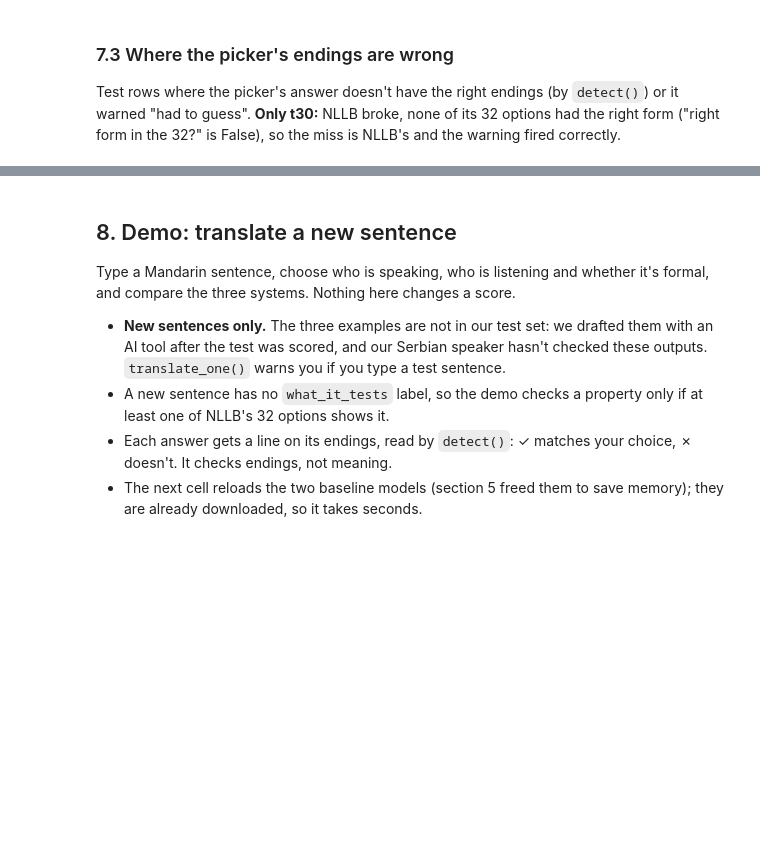
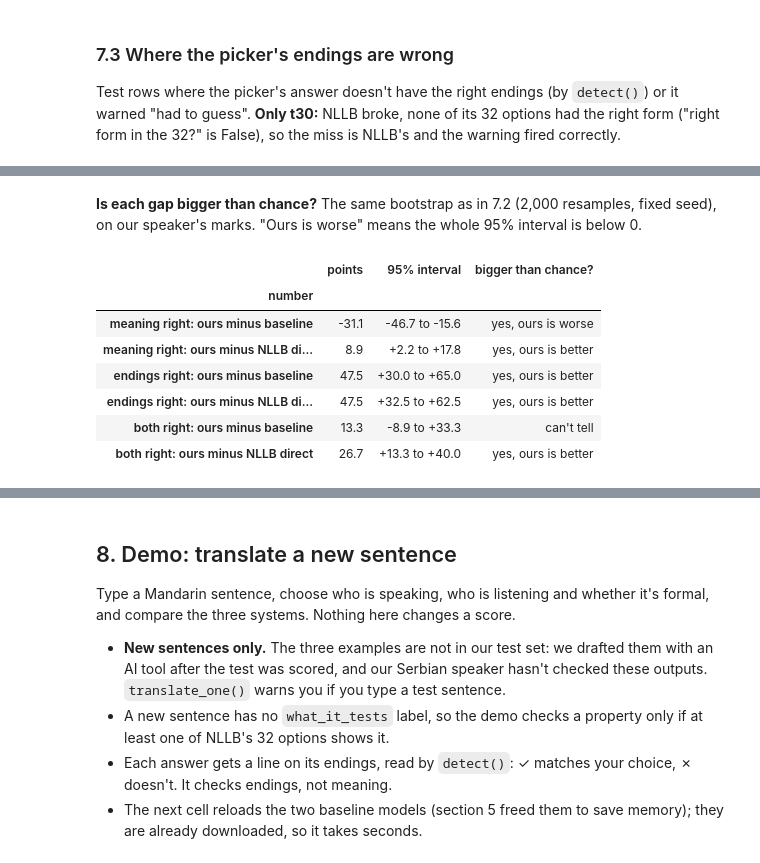
Before and after one commit to proelium27/veritas-ai-hackathon, a Jupyter notebook: notebook/model.ipynb, the cells around one changed output, grey strips where cells are left out. Cells and saved outputs as stored; diff of their text form; code cells hidden in the pictures; blank space fills up the shorter version.

```diff
--- a/notebook/model.ipynb
+++ b/notebook/model.ipynb
@@ -1415,0 +1500,41 @@ real_misses
+# %% [markdown]
+**Is each gap bigger than chance?** The same bootstrap as in 7.2 (2,000 resamples, fixed seed), on our speaker's marks. "Ours is worse" means the whole 95% interval is below 0.
+# %%
+# Bootstrap, as in 7.2: is the gap between ours and each other system bigger than chance?
+rng = np.random.default_rng(SEED)   # fixed seed: the same interval on every run
+
+
+def human_marks(prefix, kind):
+    """1/0 per test row from our speaker's marks: 'meaning', 'endings' or 'both'."""
+    meaning = checked[f"{prefix}_meaning"] == "y"
+    endings = checked[f"{prefix}_endings"] == "y"
+    marks = {"meaning": meaning, "endings": endings, "both": meaning & endings}[kind]
+    rows = tests_ending if kind == "endings" else pd.Series(True, index=checked.index)
+    return marks[rows].to_numpy(dtype=int)
+
+
+gap_rows = []
+for kind, label in [("meaning", "meaning right"), ("endings", "endings right"), ("both", "both right")]:
+    for other, other_name in [("baseline", "baseline"), ("direct", "NLLB direct")]:
+        ours, theirs = human_marks("picker", kind), human_marks(other, kind)
+        n = len(ours)
+        differences = []
+        for _ in range(N_RESAMPLES):
+            picks = rng.integers(0, n, n)          # n row numbers, drawn with replacement
+            differences.append(100 * (ours[picks].mean() - theirs[picks].mean()))
+        low, high = np.percentile(differences, [2.5, 97.5])
+        verdict = "yes, ours is better" if low > 0 else "yes, ours is worse" if high < 0 else "can't tell"
+        gap_rows.append({"number": f"{label}: ours minus {other_name}",
+                         "points": round(100 * (ours.mean() - theirs.mean()), 1),
+                         "95% interval": f"{low:+.1f} to {high:+.1f}",
+                         "bigger than chance?": verdict})
+pd.DataFrame(gap_rows).set_index("number")
+# %% [output]
+|  | points | 95% interval | bigger than chance? |
+| number |  |  |  |
+| meaning right: ours minus baseline | -31.1 | -46.7 to -15.6 | yes, ours is worse |
+| meaning right: ours minus NLLB di... | 8.9 | +2.2 to +17.8 | yes, ours is better |
+| endings right: ours minus baseline | 47.5 | +30.0 to +65.0 | yes, ours is better |
+| endings right: ours minus NLLB di... | 47.5 | +32.5 to +62.5 | yes, ours is better |
+| both right: ours minus baseline | 13.3 | -8.9 to +33.3 | can't tell |
+| both right: ours minus NLLB direct | 26.7 | +13.3 to +40.0 | yes, ours is better |
```
Also changed, not shown: parts of 9 cells of this notebook, 3 other files.
